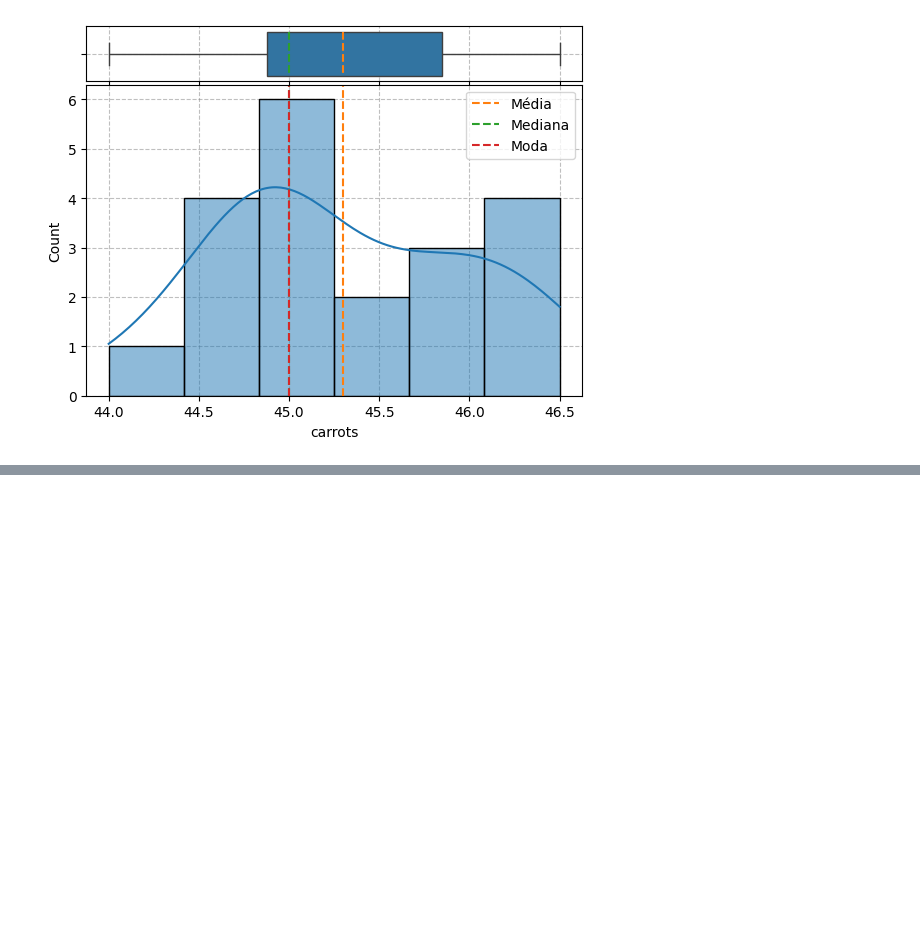
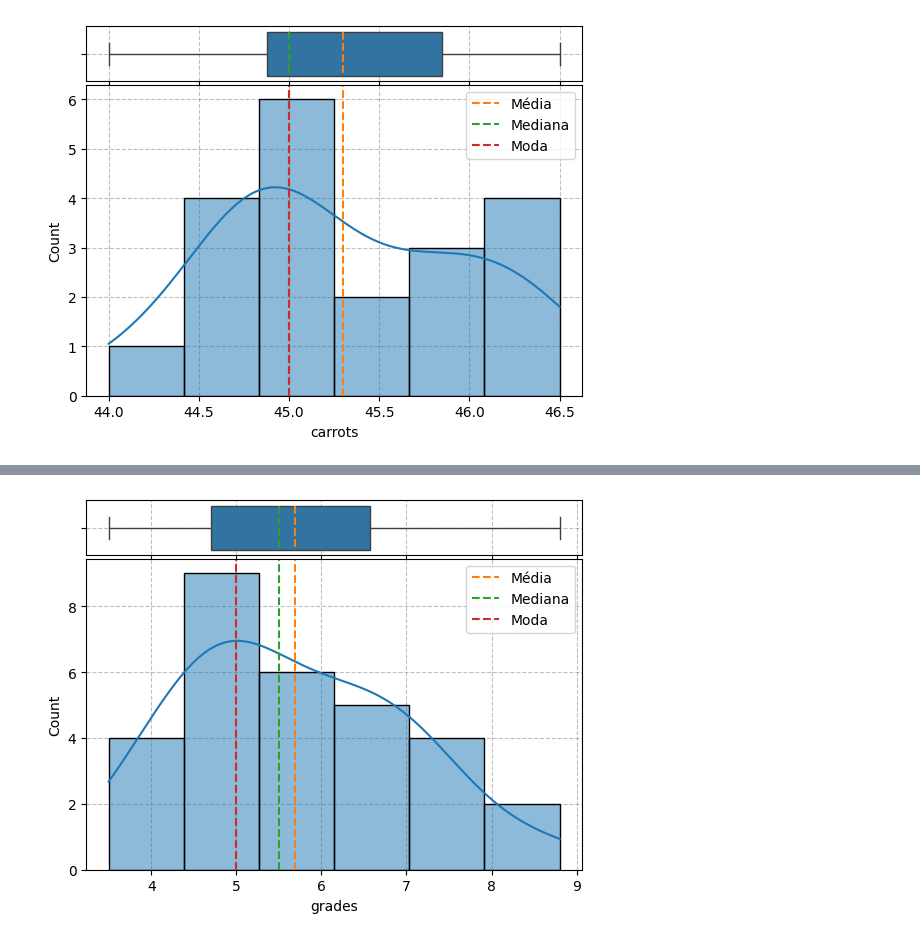
Before and after one commit to PauloViniciusR/Estatistica_dados, a Jupyter notebook: Estatistica_Descritiva/07_outliers_boxplots.ipynb, the cells around one changed output, grey strips where cells are left out. Cells and saved outputs as stored; diff of their text form; code cells hidden in the pictures; blank space fills up the shorter version.

```diff
--- a/Estatistica_Descritiva/07_outliers_boxplots.ipynb
+++ b/Estatistica_Descritiva/07_outliers_boxplots.ipynb
@@ -436,0 +443,6 @@ plt.show()
+# %%
+DADOS = "../dados/grades.csv"
+
+df_notas = pd.read_csv(DADOS)
+
+df_notas.head()
@@ -436,0 +468,6 @@ plt.show()
+# %%
+from auxiliares import composicao_boxplot
+
+composicao_boxplot(df_notas, "grades")
+# %% [output]
+[figure, added]
```
Also changed, not shown: parts of 4 cells of this notebook, 1 other file.
